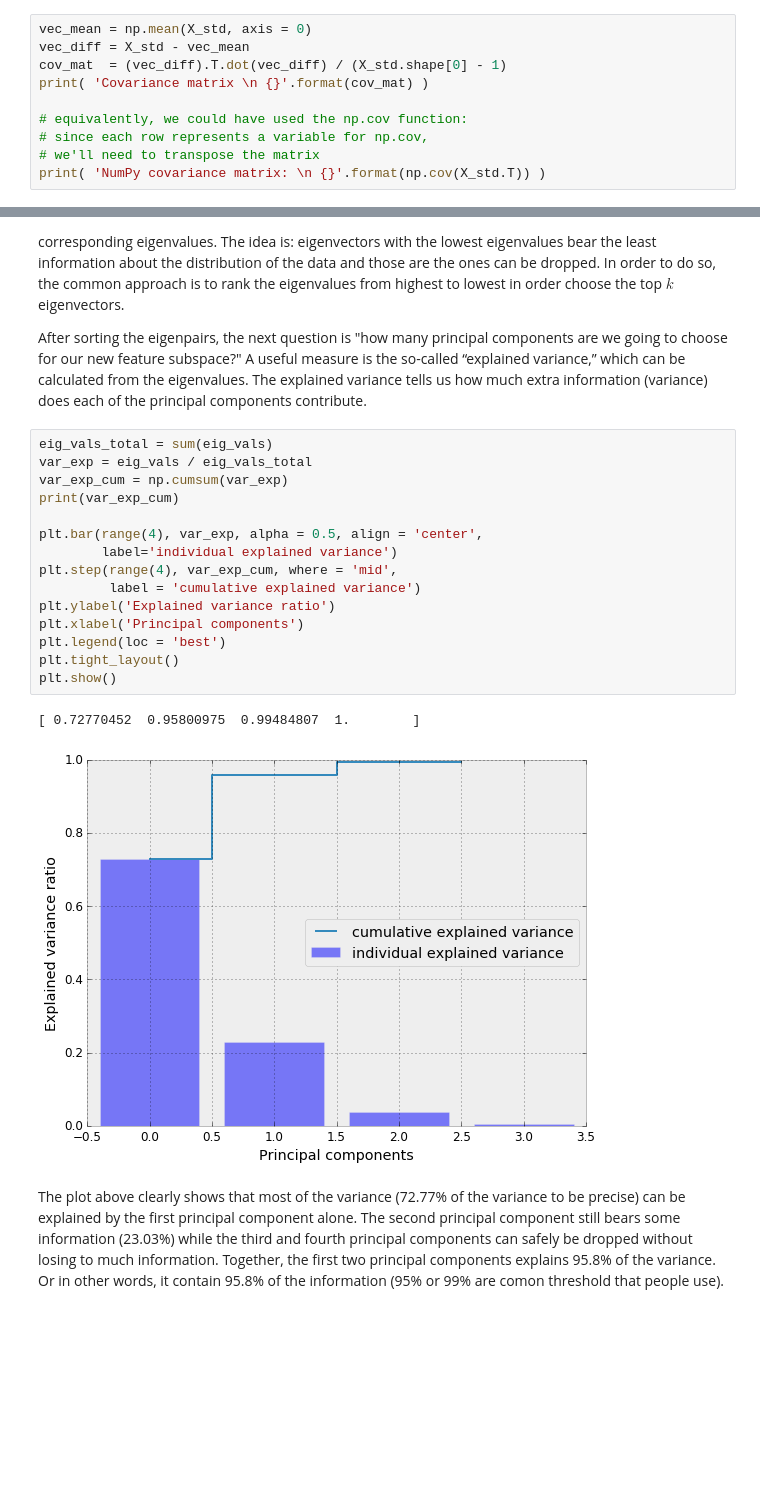
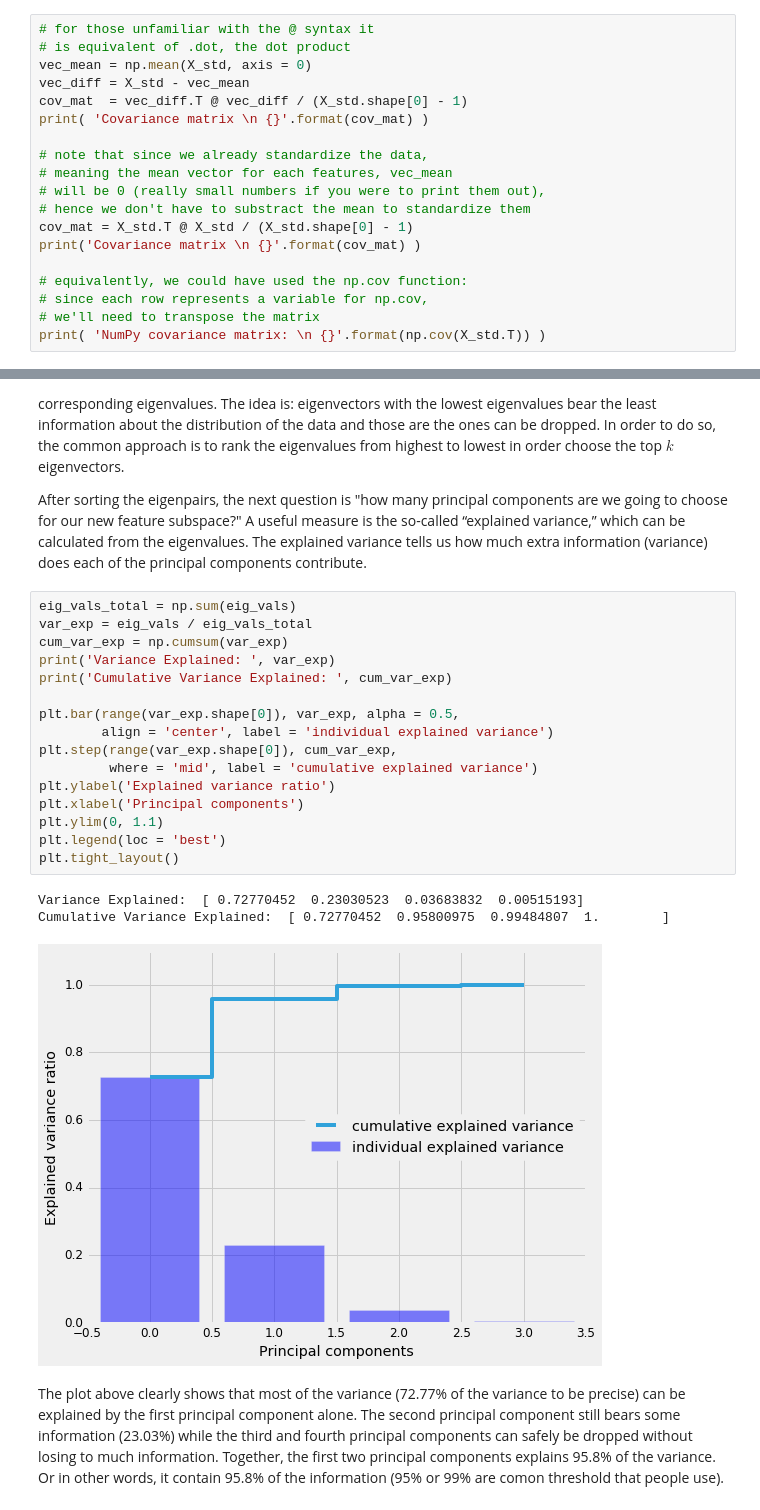
Before and after one commit to ethen8181/programming, a Jupyter notebook: dim_reduction/PCA/PCA.ipynb, the cells around one changed output, grey strips where cells are left out. Drawn from its saved outputs; the diff is of its cells as text; blank space fills up the shorter version.

```diff
--- a/dim_reduction/PCA/PCA.ipynb
+++ b/dim_reduction/PCA/PCA.ipynb
@@ -124,8 +255,17 @@ $$\Sigma = \frac{1}{n-1} \big( (X - \bar{x})^T( X - \bar{x}) \big)$$
 # %%
+# for those unfamiliar with the @ syntax it
+# is equivalent of .dot, the dot product
 vec_mean = np.mean(X_std, axis = 0)
 vec_diff = X_std - vec_mean
-cov_mat  = (vec_diff).T.dot(vec_diff) / (X_std.shape[0] - 1)
+cov_mat  = vec_diff.T @ vec_diff / (X_std.shape[0] - 1)
 print( 'Covariance matrix \n {}'.format(cov_mat) )
+
+# note that since we already standardize the data,
+# meaning the mean vector for each features, vec_mean
+# will be 0 (really small numbers if you were to print them out),
+# hence we don't have to substract the mean to standardize them
+cov_mat = X_std.T @ X_std / (X_std.shape[0] - 1)
+print('Covariance matrix \n {}'.format(cov_mat) )
 
 # equivalently, we could have used the np.cov function:
 # since each row represents a variable for np.cov,
@@ -170,23 +311,25 @@ Recall that the typical goal of a PCA is to reduce the dimensionality of the ori
 
 After sorting the eigenpairs, the next question is "how many principal components are we going to choose for our new feature subspace?" A useful measure is the so-called “explained variance,” which can be calculated from the eigenvalues. The explained variance tells us how much extra information (variance) does each of the principal components contribute.
 # %%
-eig_vals_total = sum(eig_vals)
+eig_vals_total = np.sum(eig_vals)
 var_exp = eig_vals / eig_vals_total
-var_exp_cum = np.cumsum(var_exp)
-print(var_exp_cum)
+cum_var_exp = np.cumsum(var_exp)
+print('Variance Explained: ', var_exp)
+print('Cumulative Variance Explained: ', cum_var_exp)
 
-plt.bar(range(4), var_exp, alpha = 0.5, align = 'center',
-        label='individual explained variance')
-plt.step(range(4), var_exp_cum, where = 'mid',
-         label = 'cumulative explained variance')
+plt.bar(range(var_exp.shape[0]), var_exp, alpha = 0.5,
+        align = 'center', label = 'individual explained variance')
+plt.step(range(var_exp.shape[0]), cum_var_exp,
+         where = 'mid', label = 'cumulative explained variance')
 plt.ylabel('Explained variance ratio')
 plt.xlabel('Principal components')
+plt.ylim(0, 1.1)
 plt.legend(loc = 'best')
 plt.tight_layout()
-plt.show()
 # %% [output]
-[ 0.72770452  0.95800975  0.99484807  1.        ]
+Variance Explained:  [ 0.72770452  0.23030523  0.03683832  0.00515193]
+Cumulative Variance Explained:  [ 0.72770452  0.95800975  0.99484807  1.        ]
-[figure, old version]
+[figure, new version]
 # %% [markdown]
 The plot above clearly shows that most of the variance (72.77% of the variance to be precise) can be explained by the first principal component alone. The second principal component still bears some information (23.03%) while the third and fourth principal components can safely be dropped without losing to much information. Together, the first two principal components explains 95.8% of the variance. Or in other words, it contain 95.8% of the information (95% or 99% are comon threshold that people use).
 # %% [markdown]
```
Also changed, not shown: parts of 31 cells of this notebook, 9 other files.
